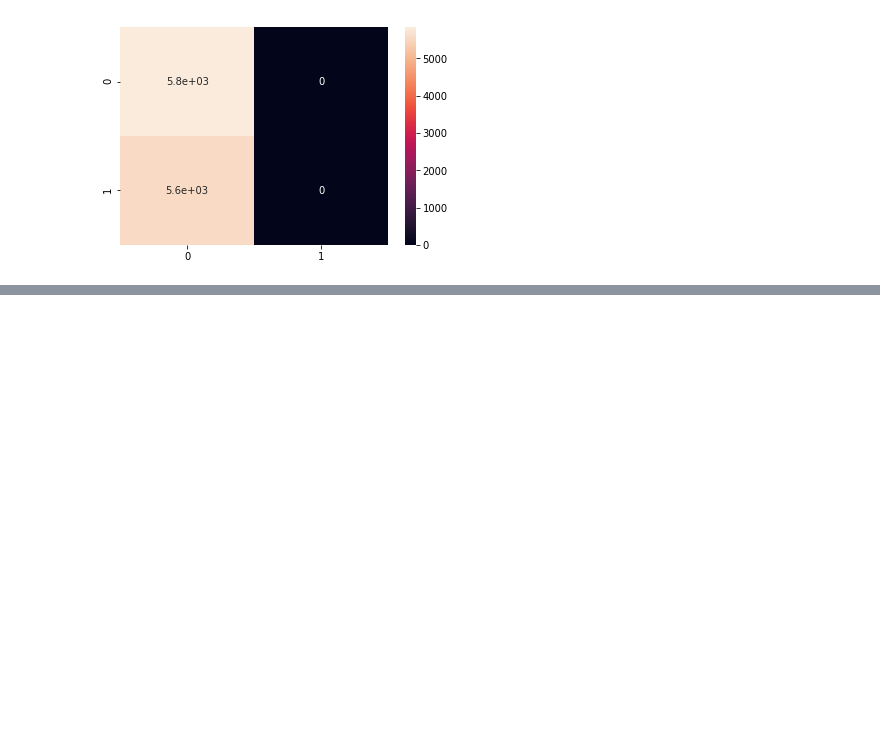
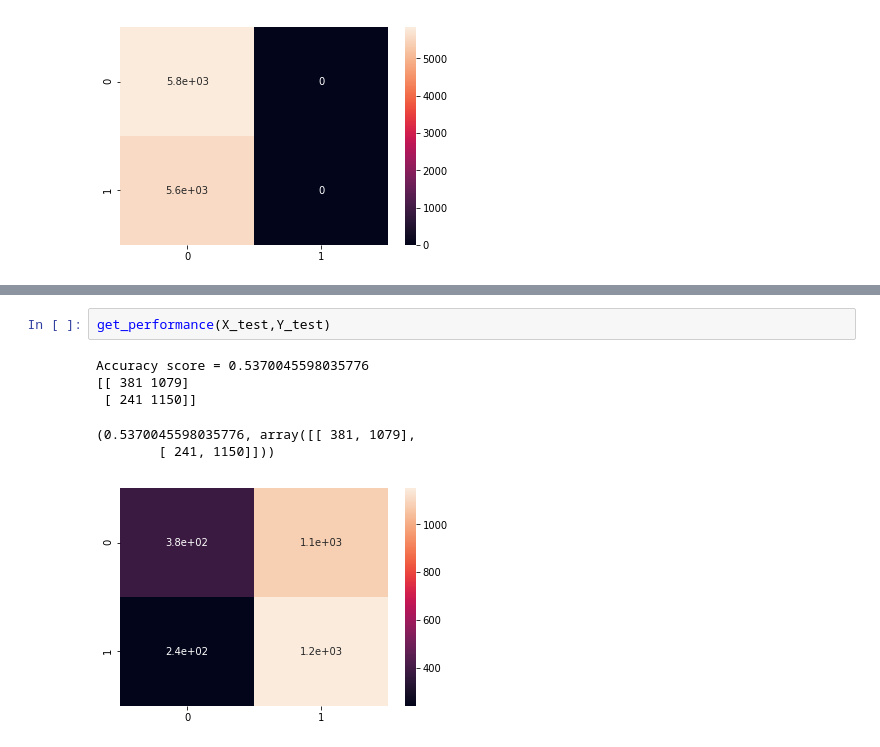
Before and after one commit to Hitkul/ML_course_IIITD, a Jupyter notebook: Assignment 3/Assignment_3.ipynb, the cells around one changed output, grey strips where cells are left out. Cells and saved outputs as stored; diff of their text form; blank space fills up the shorter version.

```diff
--- a/Assignment 3/Assignment_3.ipynb
+++ b/Assignment 3/Assignment_3.ipynb
@@ -287,0 +359,9 @@ Accuracy score = 0.5116666666666667
+# %%
+get_performance(X_test,Y_test)
+# %% [output]
+Accuracy score = 0.5370045598035776
+[[ 381 1079]
+ [ 241 1150]]
+(0.5370045598035776, array([[ 381, 1079],
+        [ 241, 1150]]))
+[figure, added]
```
Also changed, not shown: parts of 30 cells of this notebook.
